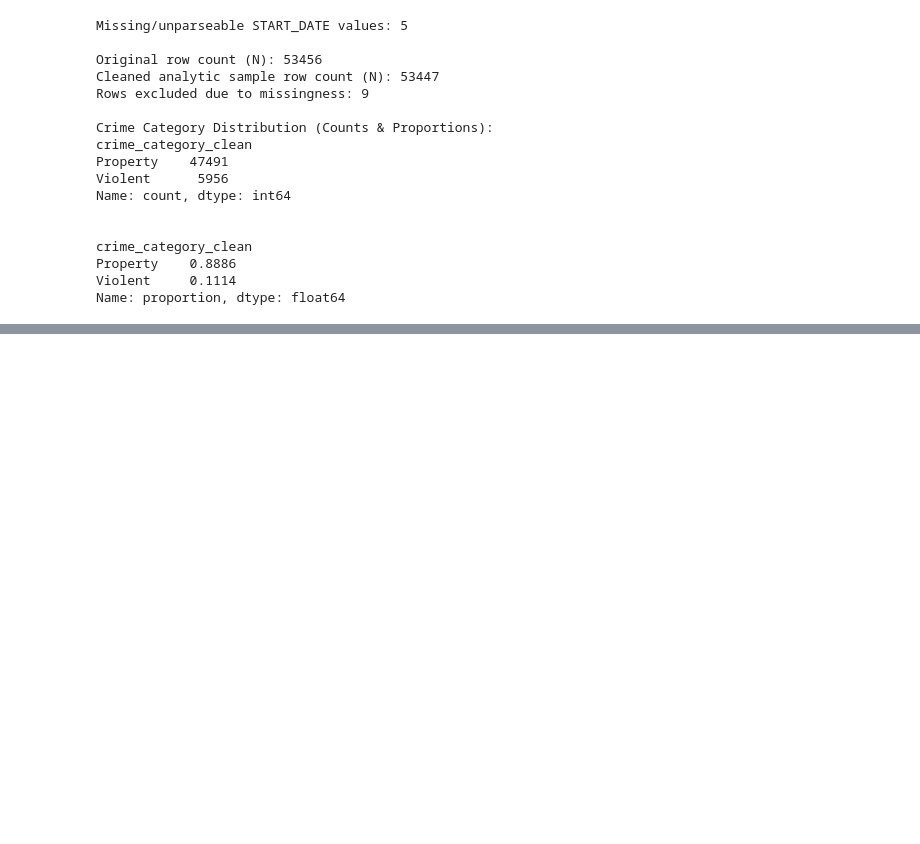
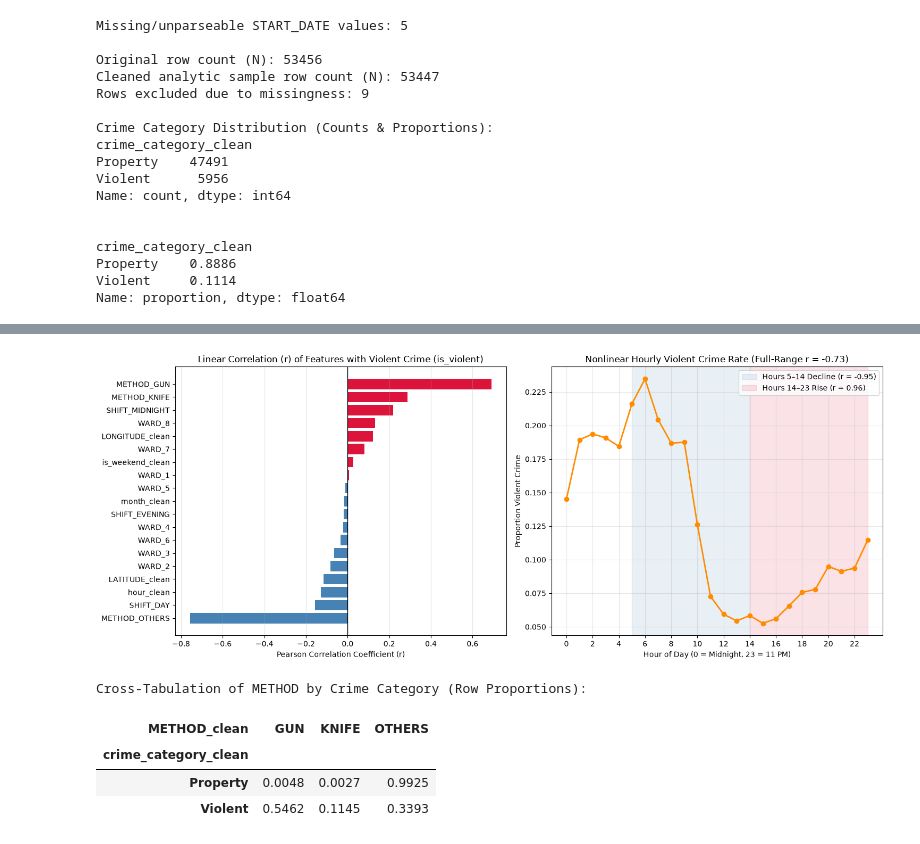
Before and after one commit to Brustachio/ds3001-semester-project, a Jupyter notebook: main_notebook.ipynb, the cells around one changed output, grey strips where cells are left out. Saved outputs shown, nothing was run; the diff lists cells and outputs as text; code cells hidden in the pictures; blank space fills up the shorter version.

Commit message:
Finished Exploring Data Part (AI helped with formatting and debugging)

```diff
--- a/main_notebook.ipynb
+++ b/main_notebook.ipynb
@@ -207,14 +207,16 @@ df['incident_date_clean'] = df['START_DATE_dt'].dt.date
 df['hour_clean'] = df['START_DATE_dt'].dt.hour
 df['month_clean'] = df['START_DATE_dt'].dt.month
 df['dayofweek_clean'] = df['START_DATE_dt'].dt.day_name()
-
+df['is_weekend_clean'] = df['START_DATE_dt'].dt.day_of_week.isin([5, 6]).astype(int)
 # filter rows based on explicit exclusion criteria
 valid_condition = (
     (~df["crime_category_nan"]) &
     (~df["LATITUDE_nan"]) &
     (~df["LONGITUDE_nan"]) &
     (~df["WARD_nan"]) &
-    (~df["START_DATE_nan"])
+    (~df["START_DATE_nan"]) &
+    (~df["SHIFT_nan"]) &
+    (~df["METHOD_nan"])
 )
 
 df_clean = df.loc[valid_condition].copy()
@@ -231,7 +233,7 @@ print(df_clean["crime_category_clean"].value_counts())
 print("\n")
 print(df_clean["crime_category_clean"].value_counts(normalize=True).round(4))
 
-# Save a separate cleaned copy into DATA_DIR without overwriting raw CSVs
+# save a separate cleaned copy into DATA_DIR without overwriting raw CSVs
 df_clean.to_csv(DATA_DIR / "Crime_Incidents_Clean+Combined.csv", index=False)
 # %% [output]
 Missing/unparseable START_DATE values: 5
@@ -253,0 +374,54 @@ Name: proportion, dtype: float64
+# %%
+# create indicator variables for full correlation inspection
+shift_dummies_all = pd.get_dummies(df_clean["SHIFT_clean"], prefix="SHIFT", dtype=int)
+ward_dummies_all = pd.get_dummies(df_clean["WARD_clean"].astype(int), prefix="WARD", dtype=int)
+method_dummies_all = pd.get_dummies(df_clean["METHOD_clean"], prefix="METHOD", dtype=int)
+
+corr_df = pd.concat([
+    df_clean[["is_violent_clean", "LATITUDE_clean", "LONGITUDE_clean", "hour_clean", "month_clean", "is_weekend_clean"]],
+    shift_dummies_all,
+    ward_dummies_all,
+    method_dummies_all
+], axis=1)
+
+# compute correlations with the binary target is_violent_clean
+target_corrs = corr_df.corr()["is_violent_clean"].drop("is_violent_clean").sort_values(ascending=True)
+
+fig, axes = plt.subplots(1, 2, figsize=(15, 6))
+
+# Left: Horizontal bar chart of correlations with is_violent_clean
+bar_colors = ["crimson" if val > 0 else "steelblue" for val in target_corrs.values]
+axes[0].barh(target_corrs.index, target_corrs.values, color=bar_colors)
+axes[0].axvline(0, color="black", linewidth=1)
+axes[0].set_title("Linear Correlation (r) of Features with Violent Crime (is_violent)")
+axes[0].set_xlabel("Pearson Correlation Coefficient (r)")
+axes[0].grid(axis="x", alpha=0.3)
+
+# Right: Nonlinear U-shaped relationship of Violent Crime Share across Hour of Day
+hourly_violent_share = df_clean.groupby("hour_clean")["is_violent_clean"].mean()
+r_all = hourly_violent_share.index.to_series().corr(hourly_violent_share)
+r_day_drop = hourly_violent_share.loc[5:14].index.to_series().corr(hourly_violent_share.loc[5:14])
+r_night_rise = hourly_violent_share.loc[14:23].index.to_series().corr(hourly_violent_share.loc[14:23])
+
+axes[1].plot(hourly_violent_share.index, hourly_violent_share.values, marker="o", color="darkorange", linewidth=2)
+axes[1].axvspan(5, 14, color="steelblue", alpha=0.12, label=f"Hours 5–14 Decline (r = {r_day_drop:.2f})")
+axes[1].axvspan(14, 23, color="crimson", alpha=0.12, label=f"Hours 14–23 Rise (r = {r_night_rise:.2f})")
+axes[1].set_title(f"Nonlinear Hourly Violent Crime Rate (Full-Range r = {r_all:.2f})")
+axes[1].set_xlabel("Hour of Day (0 = Midnight, 23 = 11 PM)")
+axes[1].set_ylabel("Proportion Violent Crime")
+axes[1].set_xticks(range(0, 24, 2))
+axes[1].legend(loc="upper right")
+axes[1].grid(True, alpha=0.3)
+
+plt.tight_layout()
+plt.show()
+
+print("Cross-Tabulation of METHOD by Crime Category (Row Proportions):")
+display(pd.crosstab(df_clean["crime_category_clean"], df_clean["METHOD_clean"], normalize="index").round(4))
+# %% [output]
+[figure, added]
+Cross-Tabulation of METHOD by Crime Category (Row Proportions):
+| METHOD_clean | GUN | KNIFE | OTHERS |
+| crime_category_clean |  |  |  |
+| Property | 0.0048 | 0.0027 | 0.9925 |
+| Violent | 0.5462 | 0.1145 | 0.3393 |
```
Also changed, not shown: parts of 12 cells of this notebook, 1 other file.
